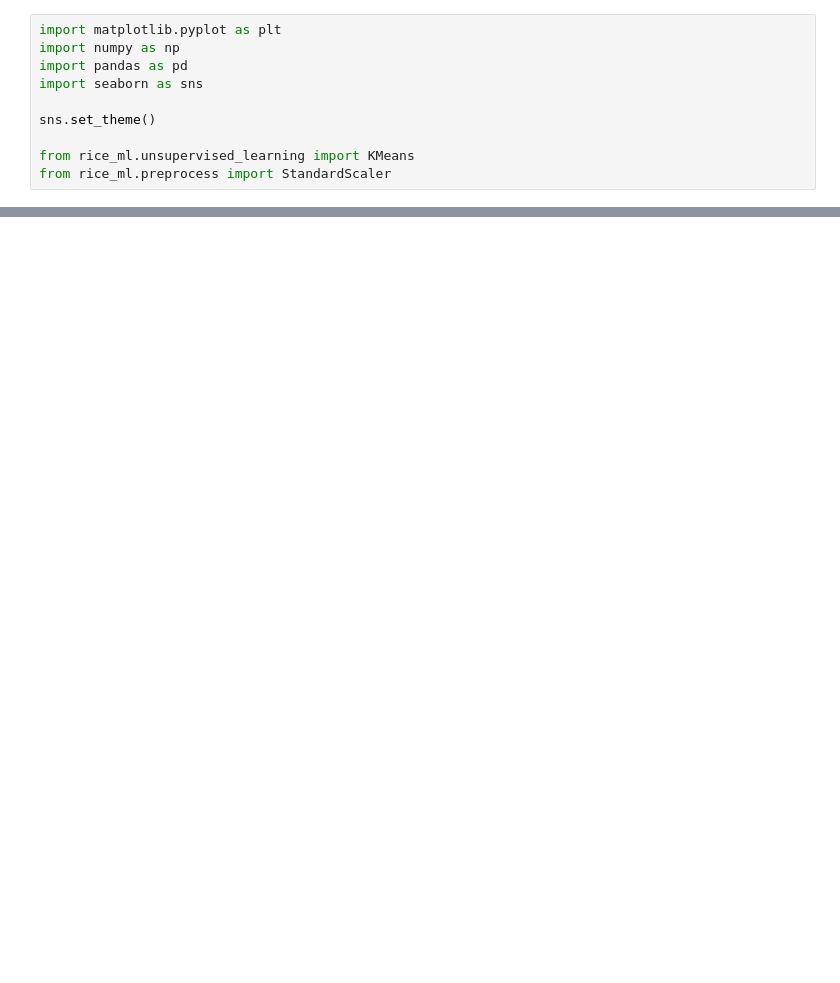
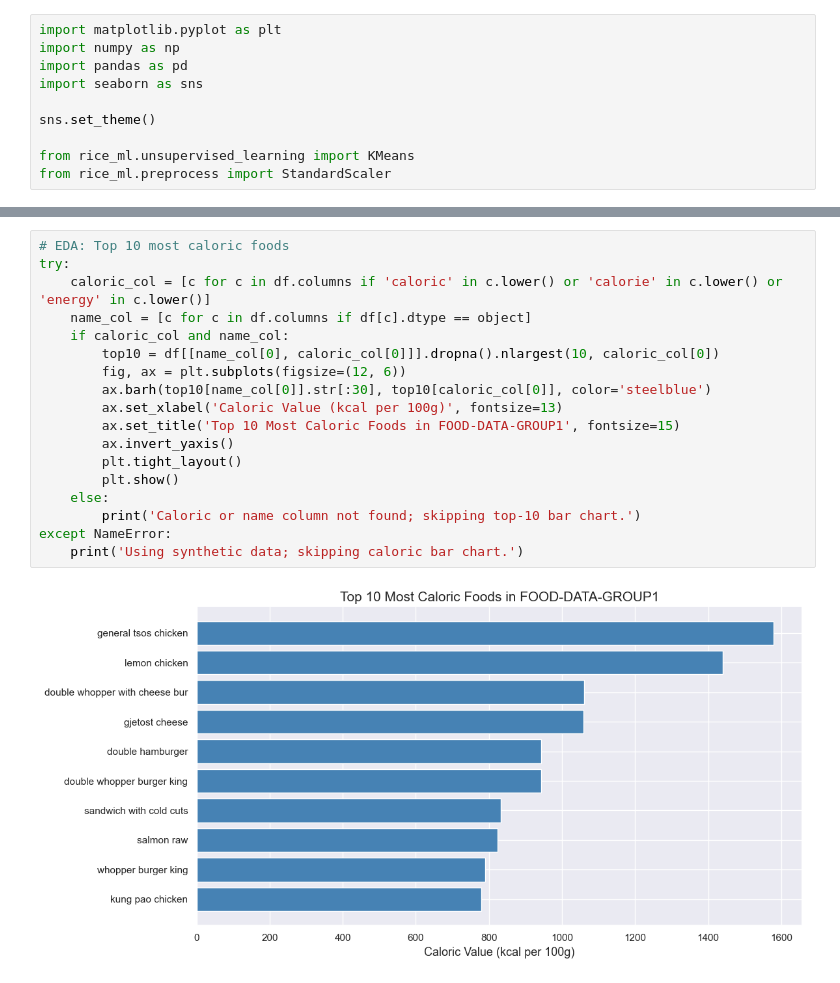
Before and after one commit to GraceYang9127/CMOR438Final, a Jupyter notebook: examples/Unsupervised Learning/K-means/kmeans.ipynb, the cells around one changed output, grey strips where cells are left out. Drawn from its saved outputs; the diff is of its cells as text; blank space fills up the shorter version.

```diff
--- a/examples/Unsupervised Learning/K-means/kmeans.ipynb
+++ b/examples/Unsupervised Learning/K-means/kmeans.ipynb
@@ -51,0 +106,20 @@ print(f'Scaled shape: {X_scaled.shape}')
+# %%
+# EDA: Top 10 most caloric foods
+try:
+    caloric_col = [c for c in df.columns if 'caloric' in c.lower() or 'calorie' in c.lower() or 'energy' in c.lower()]
+    name_col = [c for c in df.columns if df[c].dtype == object]
+    if caloric_col and name_col:
+        top10 = df[[name_col[0], caloric_col[0]]].dropna().nlargest(10, caloric_col[0])
+        fig, ax = plt.subplots(figsize=(12, 6))
+        ax.barh(top10[name_col[0]].str[:30], top10[caloric_col[0]], color='steelblue')
+        ax.set_xlabel('Caloric Value (kcal per 100g)', fontsize=13)
+        ax.set_title('Top 10 Most Caloric Foods in FOOD-DATA-GROUP1', fontsize=15)
+        ax.invert_yaxis()
+        plt.tight_layout()
+        plt.show()
+    else:
+        print('Caloric or name column not found; skipping top-10 bar chart.')
+except NameError:
+    print('Using synthetic data; skipping caloric bar chart.')
+# %% [output]
+[figure, added]
```
Also changed, not shown: parts of 14 cells of this notebook, 1 other file.
